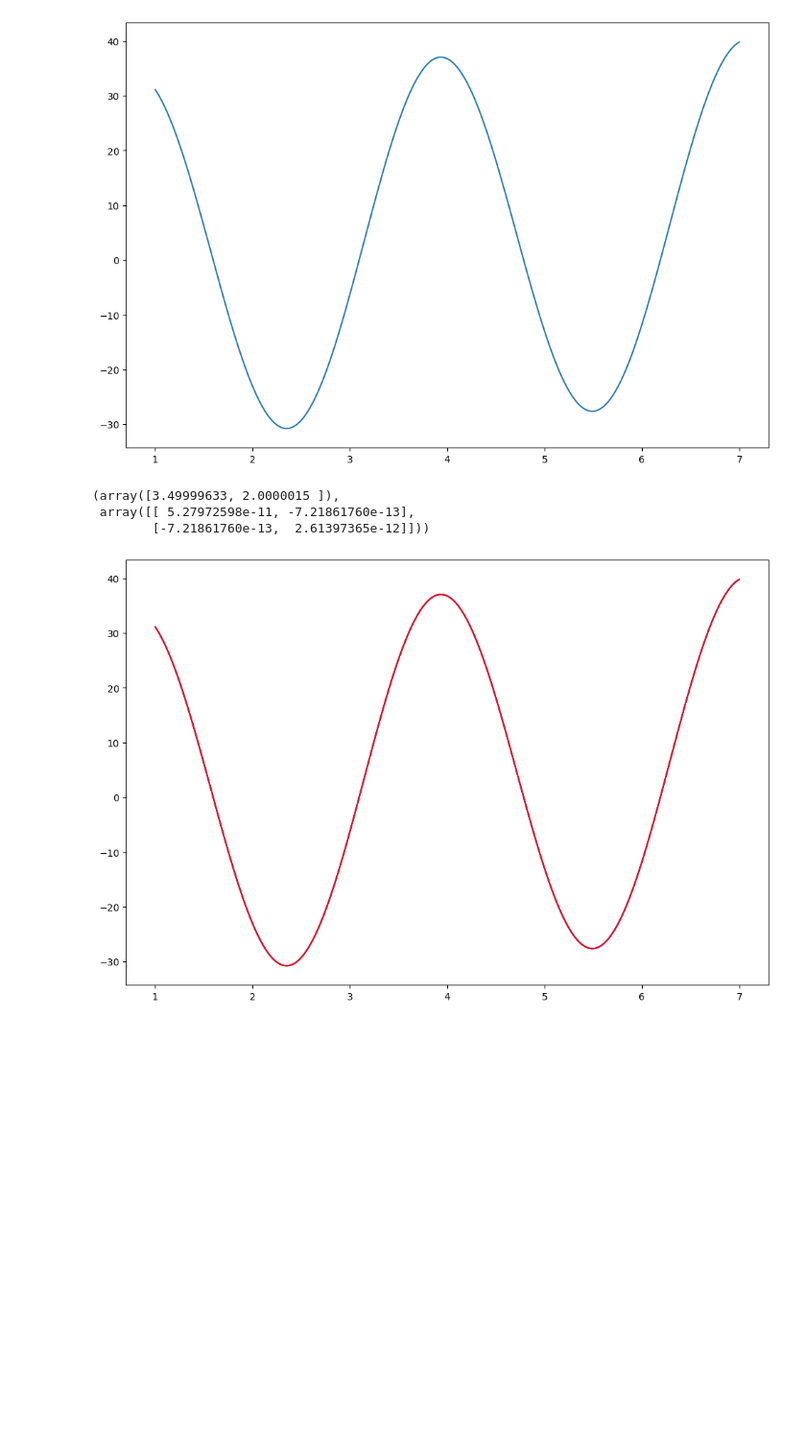
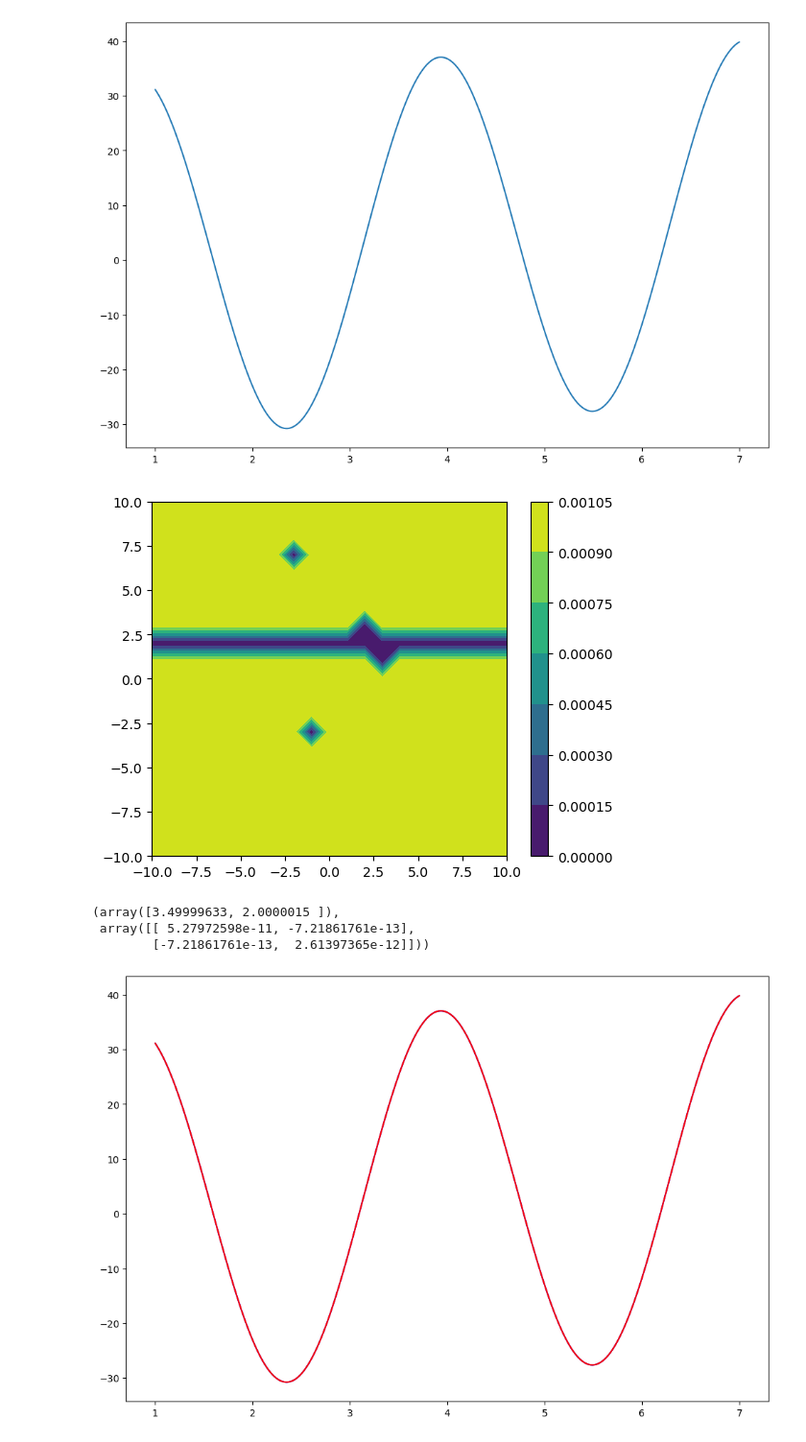
Before and after one commit to Vadych/Netology, a Jupyter notebook: MDS-38/mds_dz6.ipynb, the cells around one changed output. Shown at 96% size. Saved outputs shown, nothing was run; the diff lists cells and outputs as text; code cells hidden in the pictures; blank space fills up the shorter version.

```diff
--- a/MDS-38/mds_dz6.ipynb
+++ b/MDS-38/mds_dz6.ipynb
@@ -64,16 +64,32 @@ plt.plot(x, y)
 plt.show()
 # %% [output]
 [figure]
+# %%
+px = np.arange(-10, 10.1, 1 )
+py = np.arange(-10, 10.1, 1 )
+X0, Y0 = np.meshgrid(px, px)
 # %%
 def f(x, a, b):
     return np.e**a * np.sin(b*x) + x
-
-res = curve_fit(f, x, y, p0=(2, 2), method='lm')
-res
+Z = np.zeros((21,21))
+for i in range(21):
+    for j in range(21):
+        res = curve_fit(f, x, y, p0=(X0[i, j], Y0[i,j]), method='lm', maxfev=5000)
+        Z[i,j] = min(.001, max(res[1].flatten()))
-# %% [output]
-(array([3.49999633, 2.0000015 ]),
- array([[ 5.27972598e-11, -7.21861760e-13],
-        [-7.21861760e-13,  2.61397365e-12]]))
+# %%
+h = plt.contourf(X0, Y0, Z)
+plt.axis('scaled')
+plt.colorbar()
+plt.show()
+# %% [output]
+[figure, added]
+# %%
+res = curve_fit(f, x, y, p0=(0, 2), method='lm')
+res
+# %% [output]
+(array([3.49999633, 2.0000015 ]),
+ array([[ 5.27972598e-11, -7.21861761e-13],
+        [-7.21861761e-13,  2.61397365e-12]]))
 # %%
 plt.figure(figsize=(12, 8))
 plt.plot(x, y, color='blue')
```
